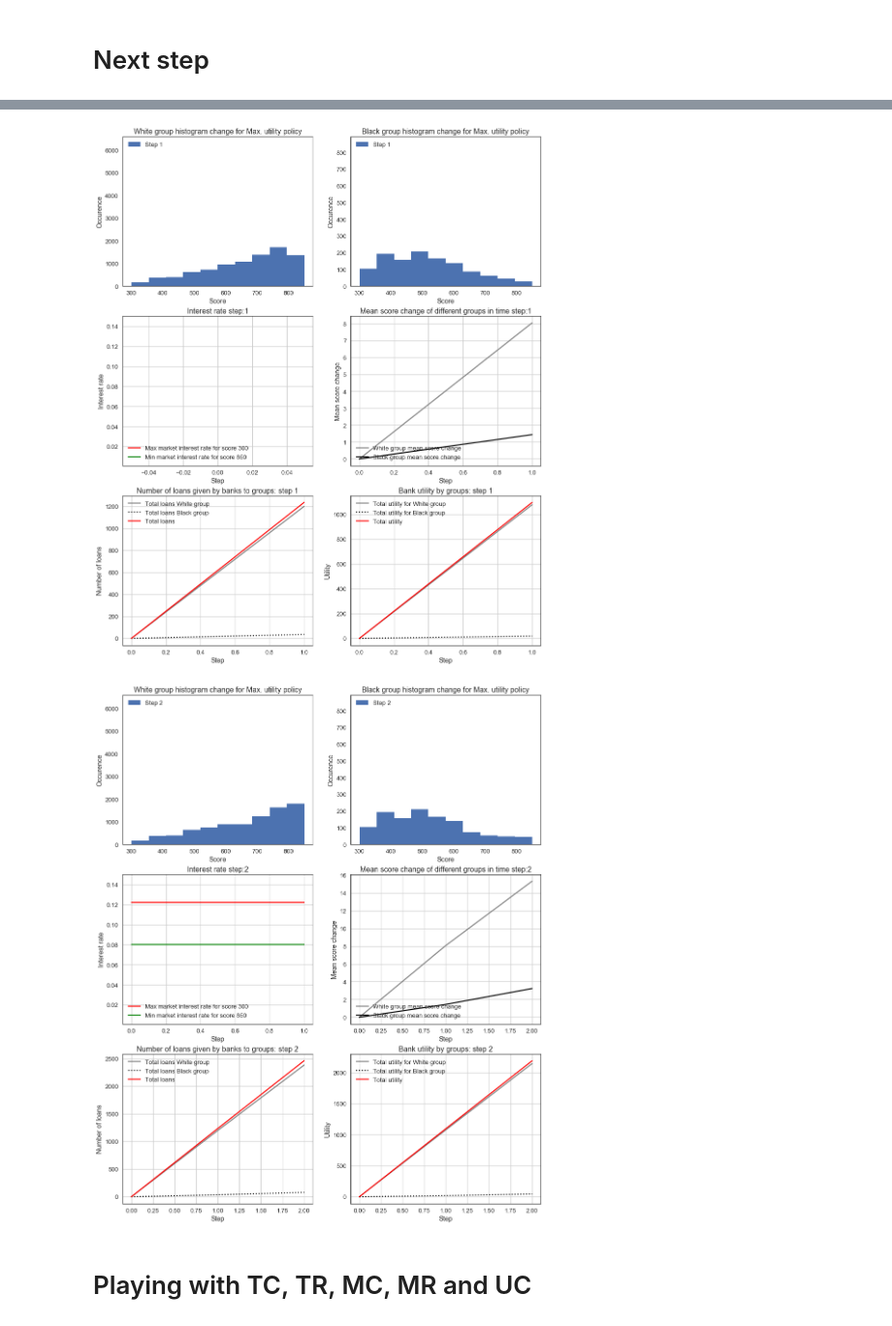
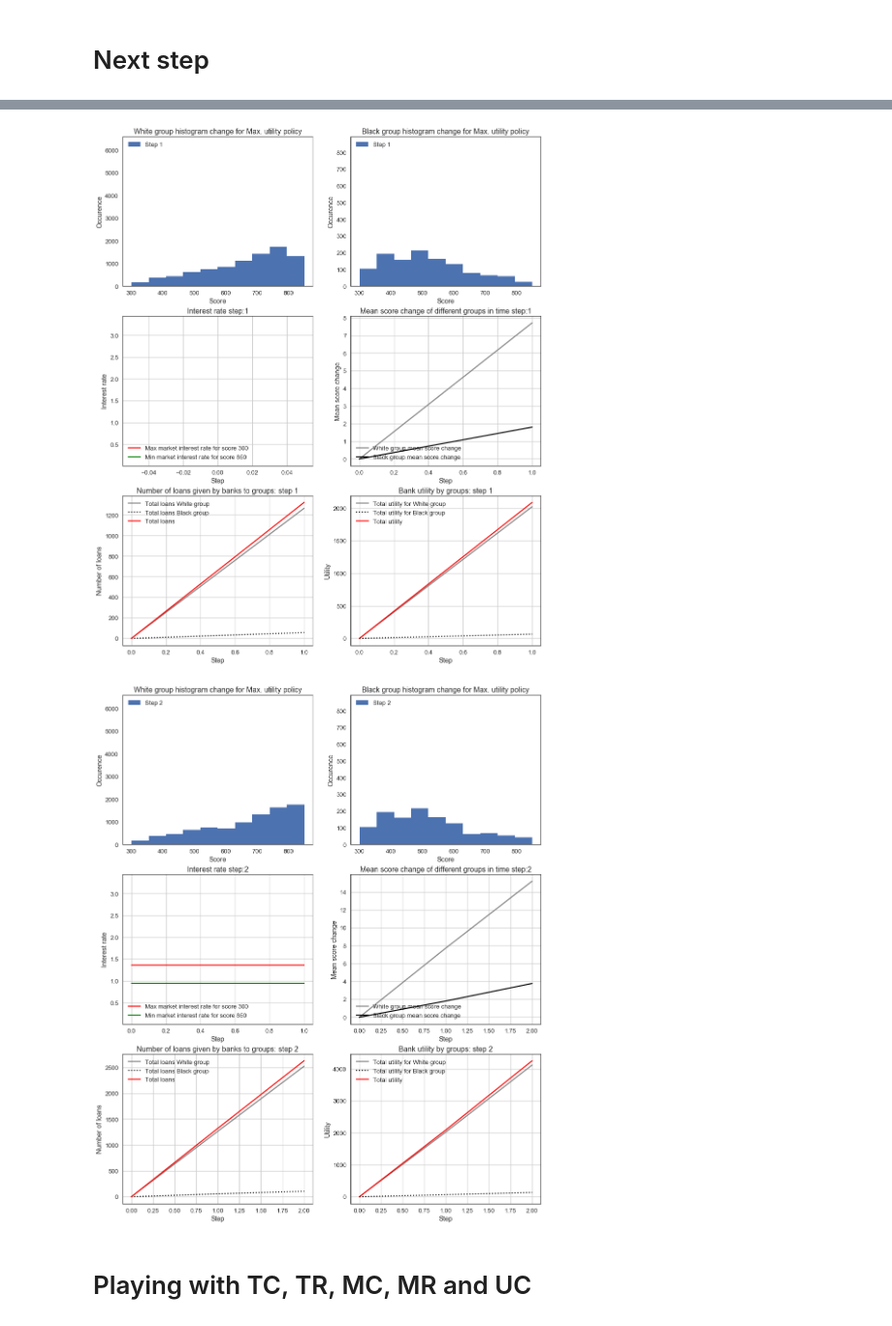
Before and after one commit to APMSSSR/Master_thesis, a Jupyter notebook: notebooks/Oligopoly-CartelV2.ipynb, the cells around one changed output, grey strips where cells are left out. Shown: that part at 97% size. Drawn from its saved outputs; the diff is of its cells as text; code cells hidden in the pictures.

Commit message:
Perfect competition and Oligopoly market models

```diff
--- a/notebooks/Oligopoly-CartelV2.ipynb
+++ b/notebooks/Oligopoly-CartelV2.ipynb
@@ -43,16 +47,16 @@ score_range = [300,850]
 repay_score = 75
 default_score = -150
 
+#this correspends to selection rate(perfect competition [0,1]) or to loan demand (oligopoly [0, x<1])
+plane_range = [0, 0.3]
+plane_slice_step = 0.01
+
 #initial interest rate setting
 initial_interest_rate_range = [0.14, 0.06]
 
-#this correspends to selection rate(perfect competition [0,1]) or to loan demand (oligopoly [0, x<1])
-plane_range = [0, 1]
-plane_slice_step = 0.01
-
 #demand and supply interest rate boundaries
-max_interest_rate_range = [0.15, 0.1]
-min_interest_rate_range = [0.01, 0.001]
+max_interest_rate_range = [3.44, 2.42]
+min_interest_rate_range = [0.05, 0.01]
 
 #policy
 selected_policy = 0  #0=MU, 1=DP , 2=EO
@@ -70,7 +74,7 @@ score_shifts = [0, -20]
 
 # profit and impact for banks (same for every bank, but different profit and impact can be set for each bank and model different revenue/cost "function")
 utility_repaid = 1
-utility_default = -3
+utility_default = -4
 
 #Customer groups setting
 #use unique names
@@ -132,11 +136,11 @@ Group size ratio: [ 0.88067614  0.11932386]
 # Create Model
 # %%
 #create market
-market = Market(policy_names[selected_policy], policy_colors[selected_policy], score_range = score_range ,repay_score = repay_score, default_score = default_score, max_interest_rate_range = max_interest_rate_range, min_interest_rate_range = min_interest_rate_range, plane_slice_step = plane_slice_step)
+market = Market(policy_names[selected_policy], policy_colors[selected_policy], score_range = score_range ,repay_score = repay_score, default_score = default_score, max_interest_rate_range = max_interest_rate_range, min_interest_rate_range = min_interest_rate_range, plane_range= plane_range, plane_slice_step = plane_slice_step)
 
 banks= []
 for i in range(0,N_banks):
-    banks.append(Bank("bank_%02d" % i, bank_color[0],bank_line_style[0], initial_interest_rate_range, market, score_shifts[i]))
+    banks.append(Bank("bank_%02d" % i, bank_color[0],bank_line_style[0], initial_interest_rate_range, market, score_shift=score_shifts[i], utility_repaid = utility_repaid, utility_default=utility_default, cost_per_extra_customer = cost_per_extra_customer))
 
 white_group = Customer_group(group_names[0], group_colors[0], group_line_style[0], customer_totals[0], ref_customer_scores[0], loan_demand, 0, 0, market, repays)
 black_group = Customer_group(group_names[1], group_colors[1], group_line_style[1], customer_totals[1], ref_customer_scores[1], loan_demand, error_rate, score_error, market, repays)
@@ -173,18 +181,19 @@ for time in range(0, time_steps):
     best_util = 0
     best_slice = 0
     best_selection_rates = {}
-    plane_slices = np.arange(plane_range[0], plane_range[1]+plane_slice_step , plane_slice_step)
+    plane_slices = np.arange(plane_range[0], plane_range[1], plane_slice_step)
     for pslice in plane_slices:
         interest_rate_slice = market.interest_rate_plane[str(pslice)]
         for bank in banks:
             bank.change_interest_rate_range(interest_rate_slice, market)
+            bank.pslice = pslice
         selection_rates, max_util = market.get_selection_rate(banks, groups)
         util = 0
         for bank in banks:
             util += max_util[bank.name]
-        print(util*pslice, pslice)
-        if util*pslice > best_util:
-            best_util = util*pslice
+        print(util, pslice, interest_rate_slice[300], interest_rate_slice[850])
+        if util > best_util:
+            best_util = util
             best_slice = pslice
             best_selection_rates = selection_rates
 
@@ -287,5 +296,5 @@ Black group mean score: 3.22967309304 at step: 2
-[figure, old version]
+[figure, new version]
-[figure, old version]
+[figure, new version]
 # %% [markdown]
 # Playing with TC, TR, MC, MR and UC
 # %%
```
Also changed, not shown: parts of 4 cells of this notebook, 3 other files.
